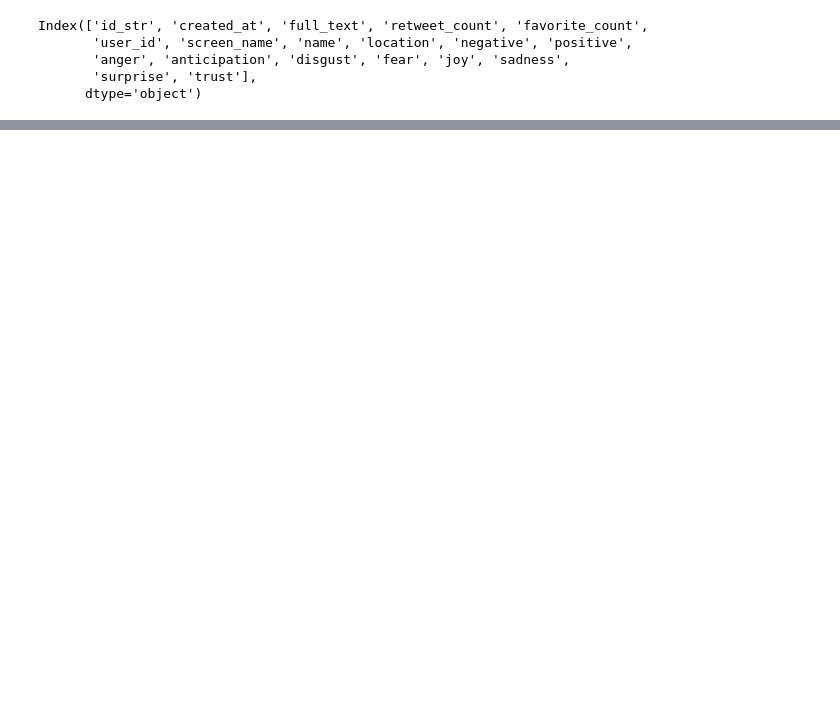
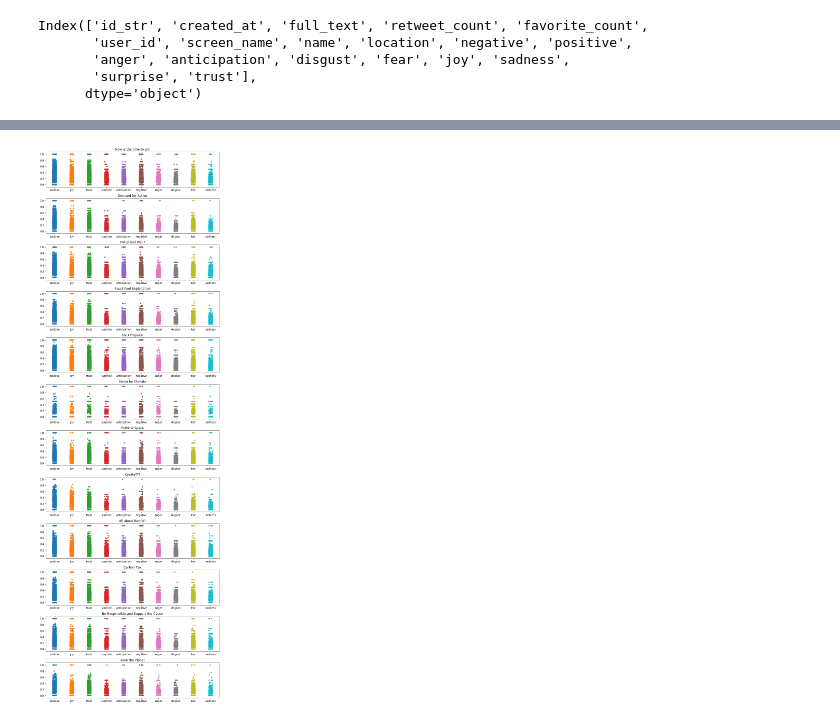
Before and after one commit to tabithaks/Public-Opinion-on-Climate-Change-Initiatives, a Jupyter notebook: Sentiment Analysis/topic_sentiment_analysis_gnd.ipynb, the cells around one changed output, grey strips where cells are left out. Saved outputs shown, nothing was run; the diff lists cells and outputs as text; code cells hidden in the pictures; blank space fills up the shorter version.

```diff
--- a/Sentiment Analysis/topic_sentiment_analysis_gnd.ipynb
+++ b/Sentiment Analysis/topic_sentiment_analysis_gnd.ipynb
@@ -70,0 +54,11 @@ plot_trend("gnd emotions", gnd_data, emotions)
+# %%
+fig, ax = plt.subplots(len(topics), figsize=(10, 30))
+for idx, topic in enumerate(topics):
+    topic_title = topic[0]
+    gnd_topic = gnd_data[gnd_data["full_text"].str.contains("|".join(topic[1]), na=False)]
+    sns.stripplot(data = gnd_topic[emotions], ax=ax[idx])
+    ax[idx].set_title(topic_title)
+plt.tight_layout()
+plt.show()
+# %% [output]
+[figure, added]
```
Also changed, not shown: parts of 11 cells of this notebook.
